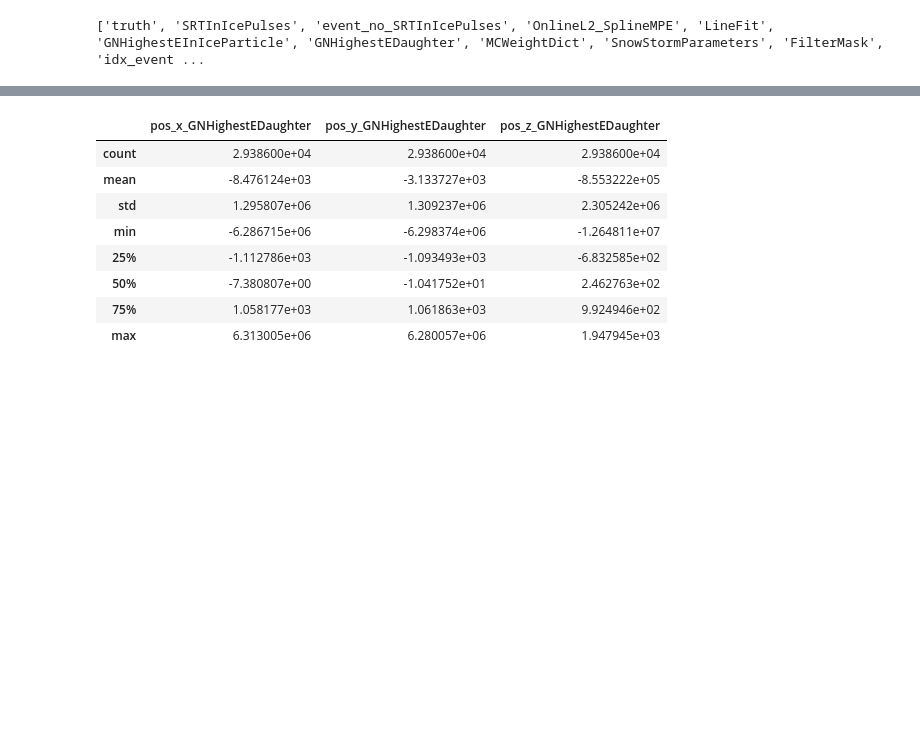
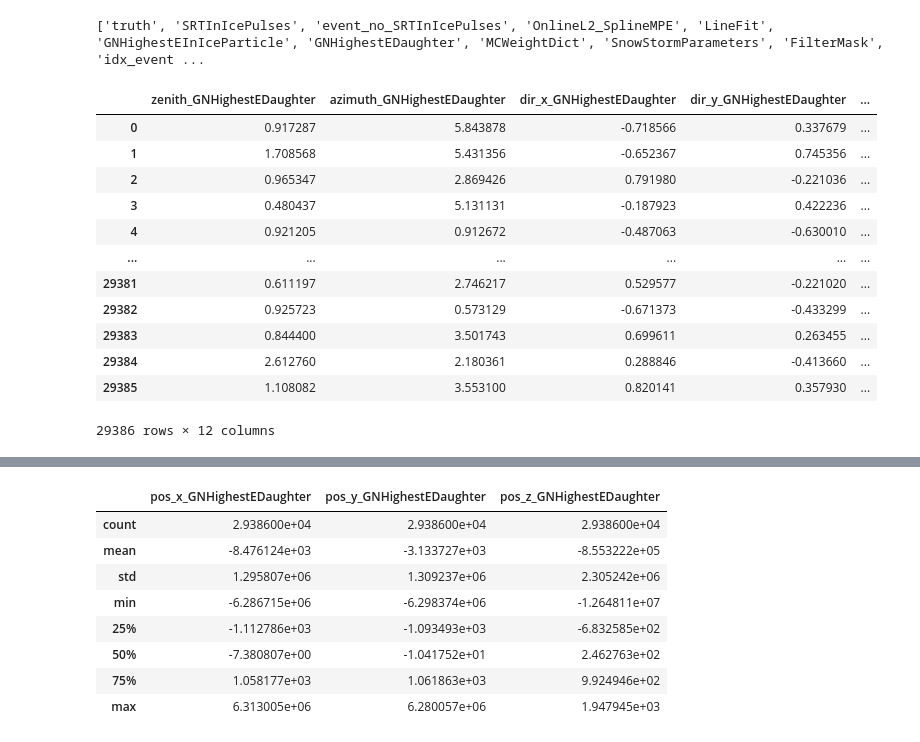
Before and after one commit to KUcyans/PMTfication, a Jupyter notebook: InteractionPosition_julefrokost.ipynb, the cells around one changed output, grey strips where cells are left out. Drawn from its saved outputs; the diff is of its cells as text; code cells hidden in the pictures; blank space fills up the shorter version.

```diff
--- a/InteractionPosition_julefrokost.ipynb
+++ b/InteractionPosition_julefrokost.ipynb
@@ -45,3 +61,19 @@ def process(df:pd.DataFrame) -> pd.DataFrame:
     df = add_horizontal_distance(df)
     df = add_is_interior(df)
     return df
+# %%
+df_snowstorm_22012_part_1_GN_daughter
+# %% [output]
+|  | zenith_GNHighestEDaughter | azimuth_GNHighestEDaughter | dir_x_GNHighestEDaughter | dir_y_GNHighestEDaughter | ... |
+| 0 | 0.917287 | 5.843878 | -0.718566 | 0.337679 | ... |
+| 1 | 1.708568 | 5.431356 | -0.652367 | 0.745356 | ... |
+| 2 | 0.965347 | 2.869426 | 0.791980 | -0.221036 | ... |
+| 3 | 0.480437 | 5.131131 | -0.187923 | 0.422236 | ... |
+| 4 | 0.921205 | 0.912672 | -0.487063 | -0.630010 | ... |
+| ... | ... | ... | ... | ... | ... |
+| 29381 | 0.611197 | 2.746217 | 0.529577 | -0.221020 | ... |
+| 29382 | 0.925723 | 0.573129 | -0.671373 | -0.433299 | ... |
+| 29383 | 0.844400 | 3.501743 | 0.699611 | 0.263455 | ... |
+| 29384 | 2.612760 | 2.180361 | 0.288846 | -0.413660 | ... |
+| 29385 | 1.108082 | 3.553100 | 0.820141 | 0.357930 | ... |
+29386 rows × 12 columns
```
Also changed, not shown: parts of 15 cells of this notebook, 34 other files.
